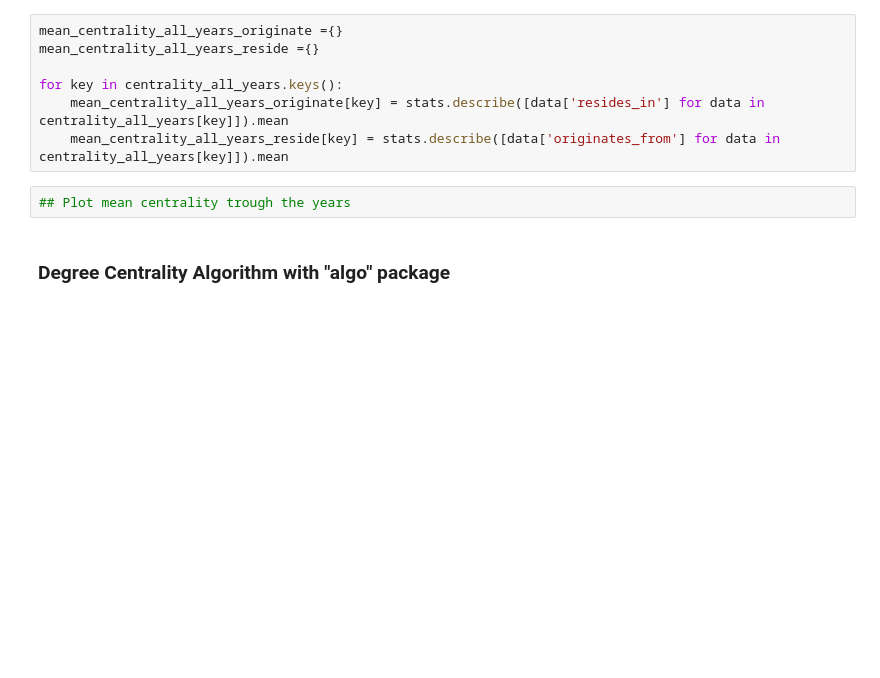
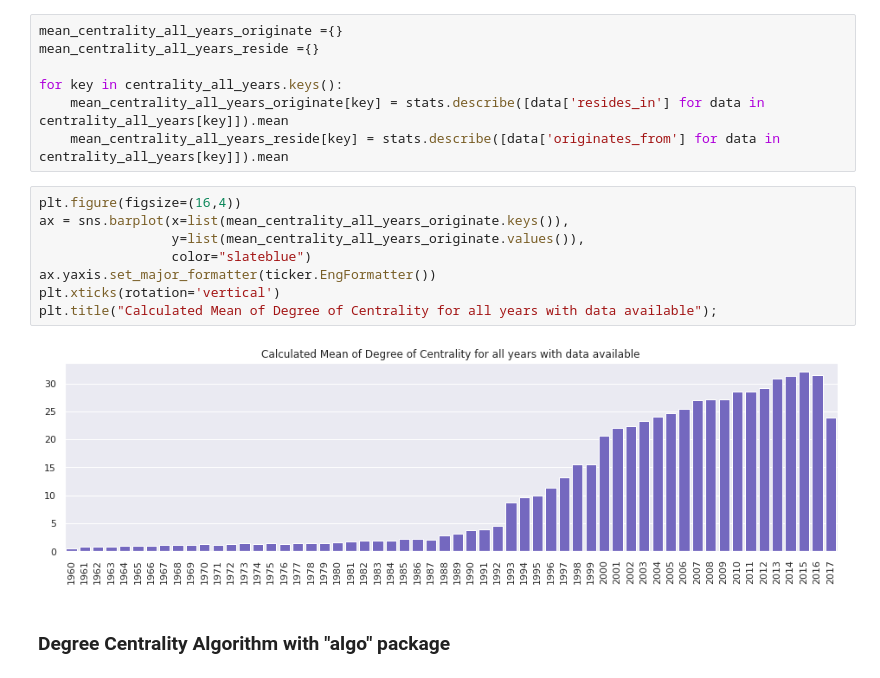
Before and after one commit to CandelaV/UNHCRs_population_of_concern_HDX, a Jupyter notebook: notebooks/d_algorithms_with_python_and_neo4j.ipynb, the cells around one changed output. Cells and saved outputs as stored; diff of their text form; blank space fills up the shorter version.

```diff
--- a/notebooks/d_algorithms_with_python_and_neo4j.ipynb
+++ b/notebooks/d_algorithms_with_python_and_neo4j.ipynb
@@ -89,8 +90,16 @@ mean_centrality_all_years_reside ={}
 for key in centrality_all_years.keys():
     mean_centrality_all_years_originate[key] = stats.describe([data['resides_in'] for data in centrality_all_years[key]]).mean
     mean_centrality_all_years_reside[key] = stats.describe([data['originates_from'] for data in centrality_all_years[key]]).mean
-# %%
-## Plot mean centrality trough the years
+# %%
+plt.figure(figsize=(16,4))
+ax = sns.barplot(x=list(mean_centrality_all_years_originate.keys()),
+                 y=list(mean_centrality_all_years_originate.values()),
+                 color="slateblue")
+ax.yaxis.set_major_formatter(ticker.EngFormatter())
+plt.xticks(rotation='vertical')
+plt.title("Calculated Mean of Degree of Centrality for all years with data available");
+# %% [output]
+[figure, added]
 # %% [markdown]
 ### Degree Centrality Algorithm with "algo" package
 # %% [markdown]
```
Also changed, not shown: parts of 2 cells of this notebook.
